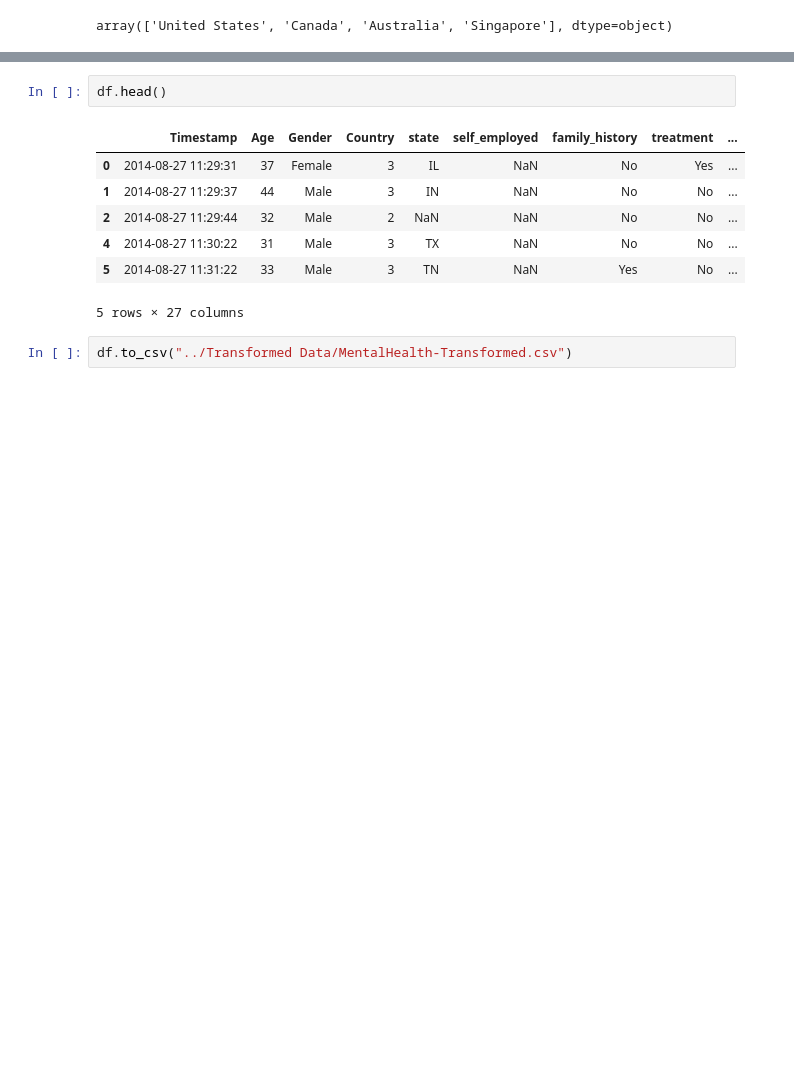
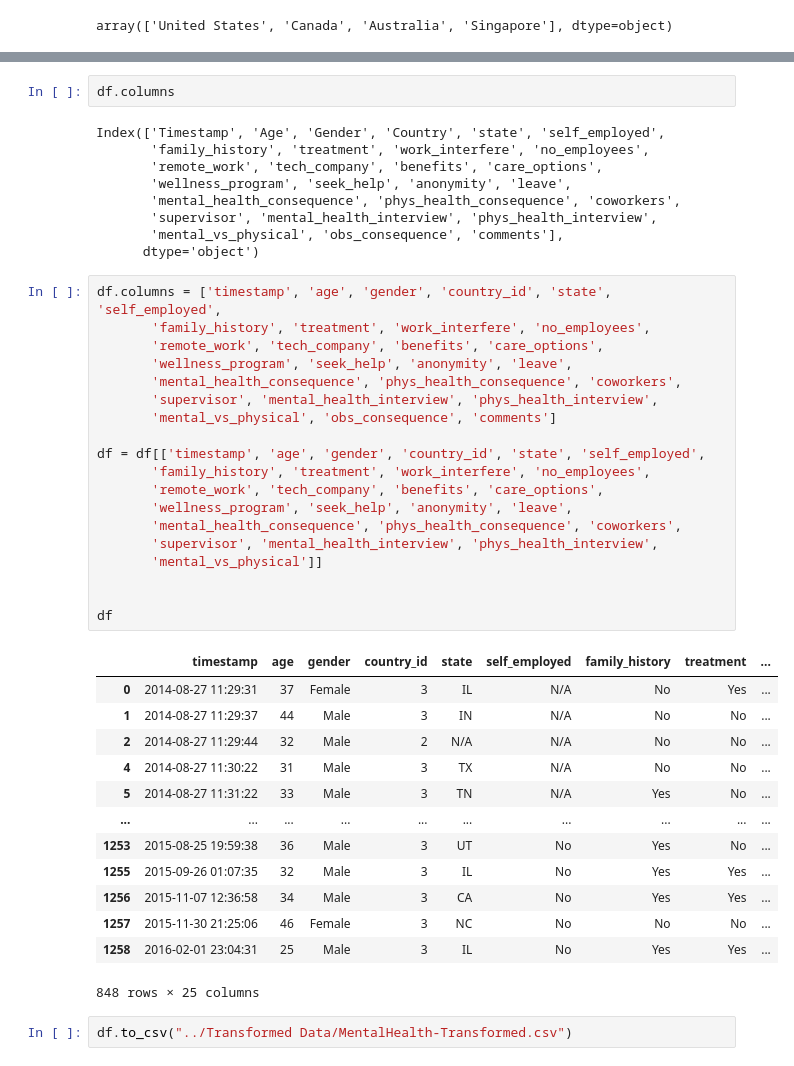
Before and after one commit to angmay/DataJobMarket, a Jupyter notebook: Transformation Subfiles/Data-Transformation.ipynb, the cells around one changed output, grey strips where cells are left out. Saved outputs shown, nothing was run; the diff lists cells and outputs as text; blank space fills up the shorter version.

```diff
--- a/Transformation Subfiles/Data-Transformation.ipynb
+++ b/Transformation Subfiles/Data-Transformation.ipynb
@@ -168,13 +216,47 @@ array(['Female', 'Male', 'Other'], dtype=object)
 # %%
-df.head()
+df.columns
 # %% [output]
-|  | Timestamp | Age | Gender | Country | state | self_employed | family_history | treatment | ... |
-| 0 | 2014-08-27 11:29:31 | 37 | Female | 3 | IL | NaN | No | Yes | ... |
-| 1 | 2014-08-27 11:29:37 | 44 | Male | 3 | IN | NaN | No | No | ... |
-| 2 | 2014-08-27 11:29:44 | 32 | Male | 2 | NaN | NaN | No | No | ... |
-| 4 | 2014-08-27 11:30:22 | 31 | Male | 3 | TX | NaN | No | No | ... |
-| 5 | 2014-08-27 11:31:22 | 33 | Male | 3 | TN | NaN | Yes | No | ... |
-5 rows × 27 columns
+Index(['Timestamp', 'Age', 'Gender', 'Country', 'state', 'self_employed',
+       'family_history', 'treatment', 'work_interfere', 'no_employees',
+       'remote_work', 'tech_company', 'benefits', 'care_options',
+       'wellness_program', 'seek_help', 'anonymity', 'leave',
+       'mental_health_consequence', 'phys_health_consequence', 'coworkers',
+       'supervisor', 'mental_health_interview', 'phys_health_interview',
+       'mental_vs_physical', 'obs_consequence', 'comments'],
+      dtype='object')
+# %%
+df.columns = ['timestamp', 'age', 'gender', 'country_id', 'state', 'self_employed',
+       'family_history', 'treatment', 'work_interfere', 'no_employees',
+       'remote_work', 'tech_company', 'benefits', 'care_options',
+       'wellness_program', 'seek_help', 'anonymity', 'leave',
+       'mental_health_consequence', 'phys_health_consequence', 'coworkers',
+       'supervisor', 'mental_health_interview', 'phys_health_interview',
+       'mental_vs_physical', 'obs_consequence', 'comments']
+
+df = df[['timestamp', 'age', 'gender', 'country_id', 'state', 'self_employed',
+       'family_history', 'treatment', 'work_interfere', 'no_employees',
+       'remote_work', 'tech_company', 'benefits', 'care_options',
+       'wellness_program', 'seek_help', 'anonymity', 'leave',
+       'mental_health_consequence', 'phys_health_consequence', 'coworkers',
+       'supervisor', 'mental_health_interview', 'phys_health_interview',
+       'mental_vs_physical']]
+
+
+df
+# %% [output]
+|  | timestamp | age | gender | country_id | state | self_employed | family_history | treatment | ... |
+| 0 | 2014-08-27 11:29:31 | 37 | Female | 3 | IL | N/A | No | Yes | ... |
+| 1 | 2014-08-27 11:29:37 | 44 | Male | 3 | IN | N/A | No | No | ... |
+| 2 | 2014-08-27 11:29:44 | 32 | Male | 2 | N/A | N/A | No | No | ... |
+| 4 | 2014-08-27 11:30:22 | 31 | Male | 3 | TX | N/A | No | No | ... |
+| 5 | 2014-08-27 11:31:22 | 33 | Male | 3 | TN | N/A | Yes | No | ... |
+| ... | ... | ... | ... | ... | ... | ... | ... | ... | ... |
+| 1253 | 2015-08-25 19:59:38 | 36 | Male | 3 | UT | No | Yes | No | ... |
+| 1255 | 2015-09-26 01:07:35 | 32 | Male | 3 | IL | No | Yes | Yes | ... |
+| 1256 | 2015-11-07 12:36:58 | 34 | Male | 3 | CA | No | Yes | Yes | ... |
+| 1257 | 2015-11-30 21:25:06 | 46 | Female | 3 | NC | No | No | No | ... |
+| 1258 | 2016-02-01 23:04:31 | 25 | Male | 3 | IL | No | Yes | Yes | ... |
+848 rows × 25 columns
 # %%
 df.to_csv("../Transformed Data/MentalHealth-Transformed.csv")
 # %% [markdown]
```
Also changed, not shown: parts of 5 cells of this notebook, 1 other file.
